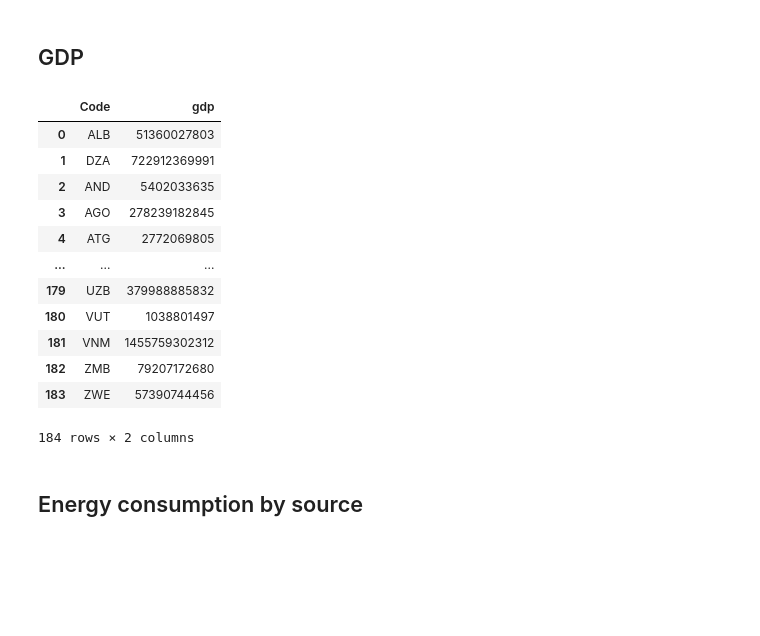
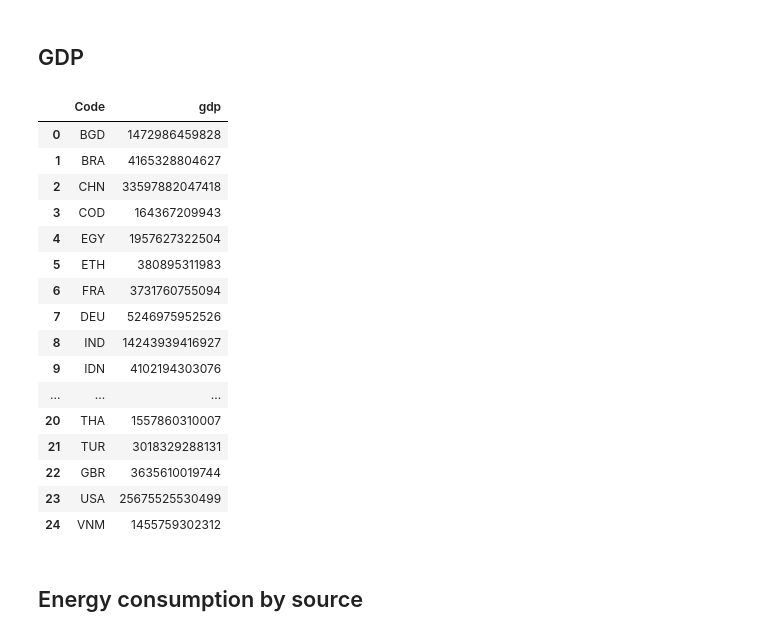
Before and after one commit to william-toscani/Data_Visualization_Project, a Jupyter notebook: Data_Viz_Project.ipynb, the cells around one changed output. Saved outputs shown, nothing was run; the diff lists cells and outputs as text; code cells hidden in the pictures; blank space fills up the shorter version.

```diff
--- a/Data_Viz_Project.ipynb
+++ b/Data_Viz_Project.ipynb
@@ -90,32 +101,37 @@ display(world_clean)
 # %%
 gdp_raw = pd.read_csv("https://ourworldindata.org/grapher/gdp-worldbank.csv?v=1&csvType=full&useColumnShortNames=true", storage_options = {'User-Agent': 'Our World In Data data fetch/1.0'})
 #gdp_metadata = requests.get("https://ourworldindata.org/grapher/gdp-worldbank.metadata.json?v=1&csvType=full&useColumnShortNames=true").json()
 
 #display(gdp_raw.head())
 #display(gdp_metadata)
 #display(gdp_df.info())
 
 gdp_clean = sql("""
-SELECT Code, ny_gdp_mktp_pp_kd as gdp FROM gdp_raw
-WHERE Code IS NOT NULL AND Code IS NOT "OWID_WRL"
-AND year = 2024
+SELECT gdp_raw.Code, gdp_raw.ny_gdp_mktp_pp_kd as gdp FROM gdp_raw
+INNER JOIN pop_clean ON gdp_raw.Code = pop_clean.Code
+WHERE gdp_raw.Code IS NOT NULL AND gdp_raw.Code IS NOT "OWID_WRL"
+AND gdp_raw.year = 2024
 """)
 
 display(gdp_clean)
 # %% [output]
 |  | Code | gdp |
-| 0 | ALB | 51360027803 |
-| 1 | DZA | 722912369991 |
-| 2 | AND | 5402033635 |
-| 3 | AGO | 278239182845 |
-| 4 | ATG | 2772069805 |
+| 0 | BGD | 1472986459828 |
+| 1 | BRA | 4165328804627 |
+| 2 | CHN | 33597882047418 |
+| 3 | COD | 164367209943 |
+| 4 | EGY | 1957627322504 |
+| 5 | ETH | 380895311983 |
+| 6 | FRA | 3731760755094 |
+| 7 | DEU | 5246975952526 |
+| 8 | IND | 14243939416927 |
+| 9 | IDN | 4102194303076 |
 | ... | ... | ... |
-| 179 | UZB | 379988885832 |
-| 180 | VUT | 1038801497 |
-| 181 | VNM | 1455759302312 |
-| 182 | ZMB | 79207172680 |
-| 183 | ZWE | 57390744456 |
+| 20 | THA | 1557860310007 |
+| 21 | TUR | 3018329288131 |
+| 22 | GBR | 3635610019744 |
+| 23 | USA | 25675525530499 |
+| 24 | VNM | 1455759302312 |
-184 rows × 2 columns
 # %% [markdown]
 ## Energy consumption by source
 # %%
```
Also changed, not shown: parts of 2 cells of this notebook.
